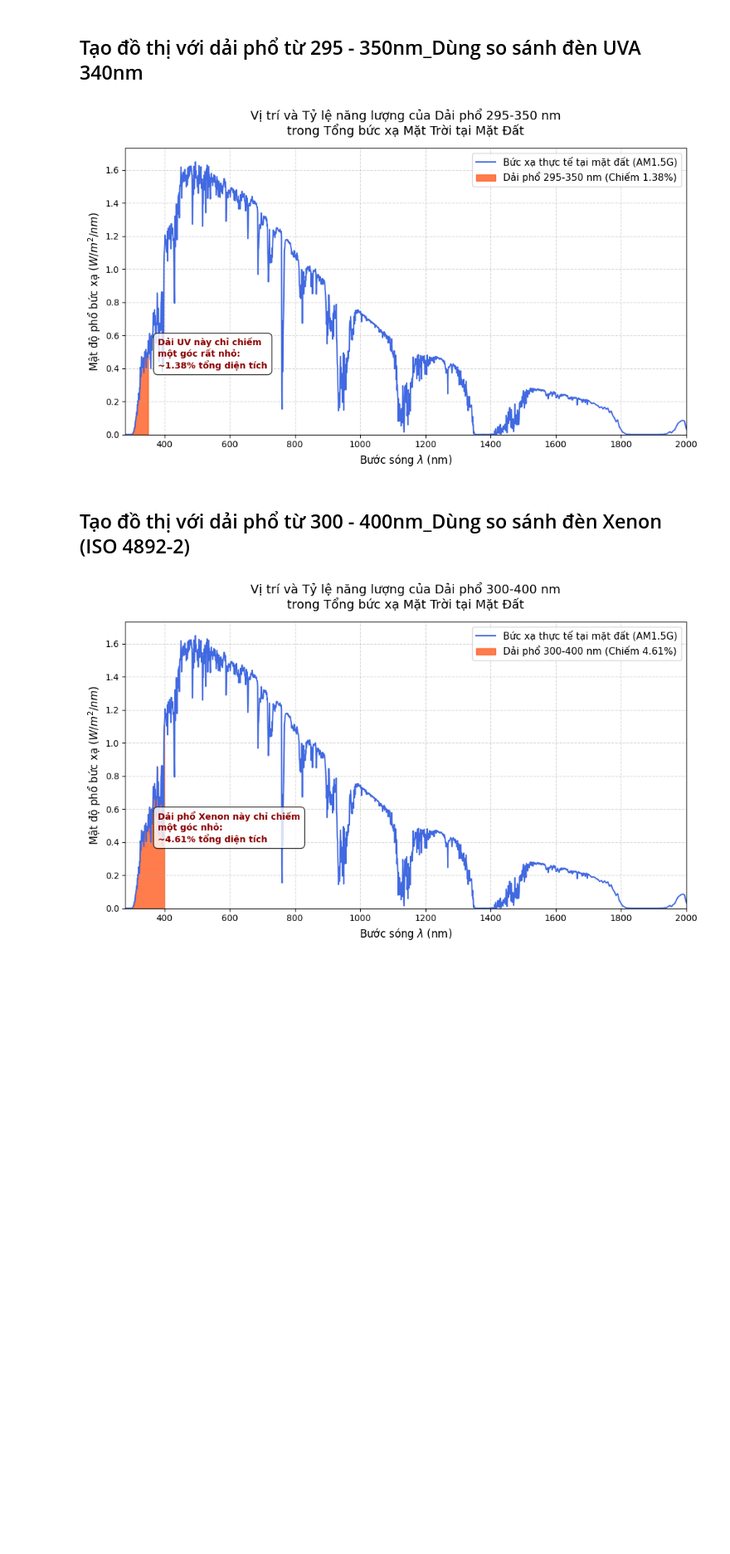
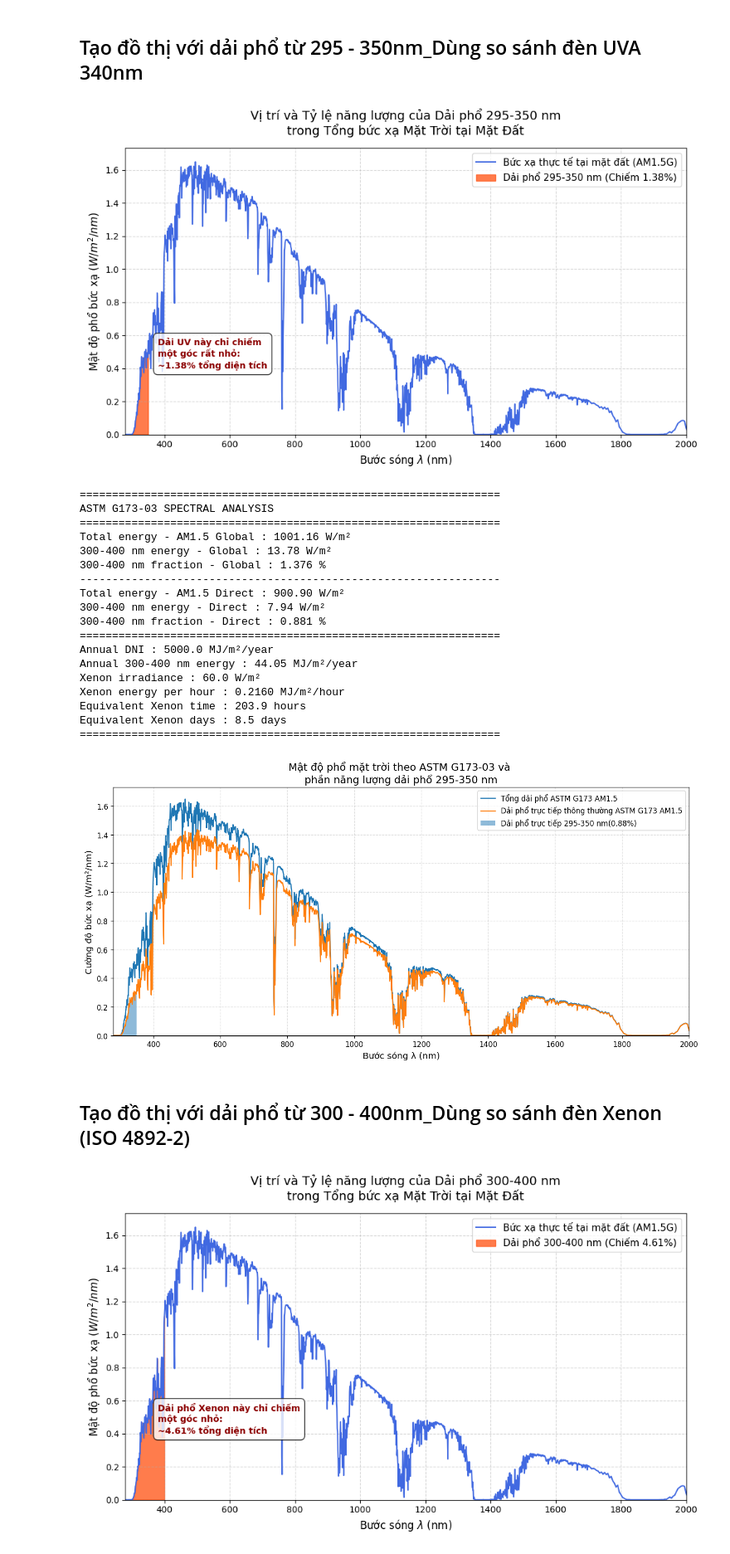
Before and after one commit to lswoodentoys/research_paper, a Jupyter notebook: Tỷ lệ năng lượng của Dải phổ.ipynb, the cells around one changed output. Shown at 83% size. Cells and saved outputs as stored; diff of their text form; code cells hidden in the pictures; blank space fills up the shorter version.

```diff
--- a/Tỷ lệ năng lượng của Dải phổ.ipynb
+++ b/Tỷ lệ năng lượng của Dải phổ.ipynb
@@ -257,8 +257,8 @@ irradiance_direct = am15_data["direct"].values
 # ============================================================
 
 uv_mask = (
-    (wavelengths >= 300) &
-    (wavelengths <= 400)
+    (wavelengths >= 295) &
+    (wavelengths <= 350)
 )
 
 
@@ -411,41 +411,61 @@ plt.fill_between(
     irradiance_direct,
     where=uv_mask,
     alpha=0.5,
-    label=f"Dải phổ trực tiếp 300-400 nm"
+    label=f"Dải phổ trực tiếp 295-350 nm"
           f"({percentage_direct:.2f}%)"
 )
 
 plt.xlabel(
     "Bước sóng λ (nm)",
     fontsize=12
 )
 
 plt.ylabel(
     "Cường độ bức xạ (W/m²/nm)",
     fontsize=12
 )
 
 plt.title(
     "Mật độ phổ mặt trời theo ASTM G173-03 và \n"
-    "phần năng lượng dải phổ 300-400 nm",
+    "phần năng lượng dải phổ 295-350 nm",
     fontsize=14
 )
 
 plt.xlim(280, 2000)
 plt.ylim(bottom=0)
 
 plt.grid(
     True,
     linestyle="--",
     alpha=0.4
 )
 
 plt.legend(
     fontsize=10
 )
 
 plt.tight_layout()
 plt.show()
+# %% [output]
+=================================================================
+ASTM G173-03 SPECTRAL ANALYSIS
+=================================================================
+Total energy - AM1.5 Global : 1001.16 W/m²
+300-400 nm energy - Global : 13.78 W/m²
+300-400 nm fraction - Global : 1.376 %
+-----------------------------------------------------------------
+Total energy - AM1.5 Direct : 900.90 W/m²
+300-400 nm energy - Direct : 7.94 W/m²
+300-400 nm fraction - Direct : 0.881 %
+=================================================================
+Annual DNI : 5000.0 MJ/m²/year
+Annual 300-400 nm energy : 44.05 MJ/m²/year
+Xenon irradiance : 60.0 W/m²
+Xenon energy per hour : 0.2160 MJ/m²/hour
+Equivalent Xenon time : 203.9 hours
+Equivalent Xenon days : 8.5 days
+=================================================================
+[figure, added]
 # %% [markdown]
 ## Tạo đồ thị với dải phổ từ 300 - 400nm_Dùng so sánh đèn Xenon (ISO 4892-2)
 # %%
```
